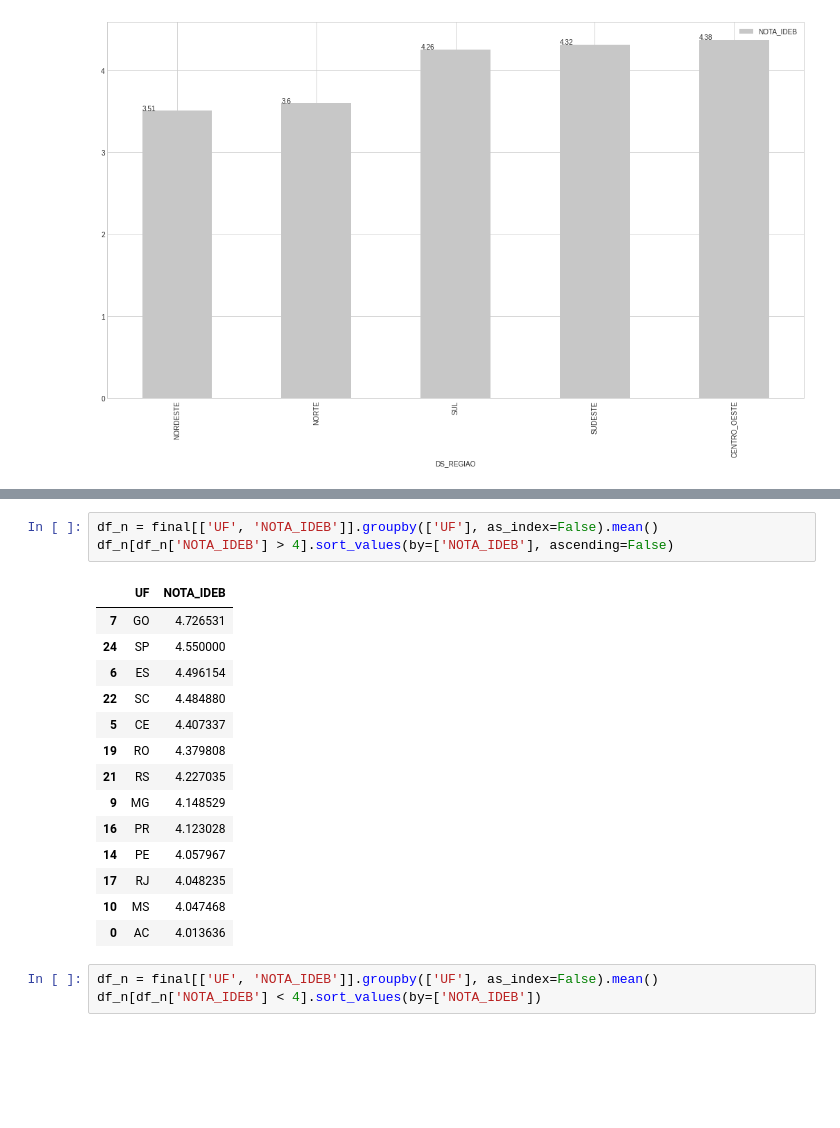
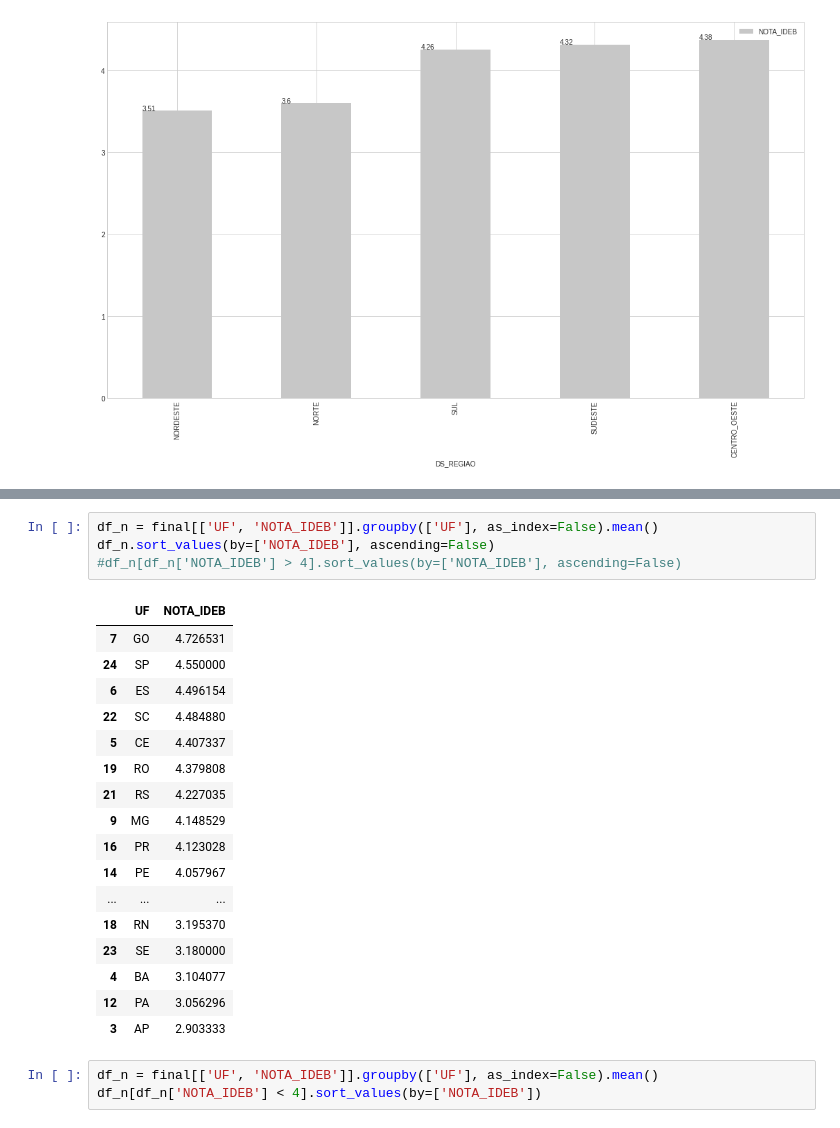
Before and after one commit to matteushc/tcc, a Jupyter notebook: 07-juncao_dados.ipynb, the cells around one changed output, grey strips where cells are left out. Drawn from its saved outputs; the diff is of its cells as text; blank space fills up the shorter version.

```diff
--- a/07-juncao_dados.ipynb
+++ b/07-juncao_dados.ipynb
@@ -496,22 +496,26 @@ final[
 | 2141 | BA | São Francisco do Conde | 2.35 | 100.0 | 100.0 | 100.0 | 50.0 | ... |
 # %%
 df_n = final[['UF', 'NOTA_IDEB']].groupby(['UF'], as_index=False).mean()
-df_n[df_n['NOTA_IDEB'] > 4].sort_values(by=['NOTA_IDEB'], ascending=False)
+df_n.sort_values(by=['NOTA_IDEB'], ascending=False)
+#df_n[df_n['NOTA_IDEB'] > 4].sort_values(by=['NOTA_IDEB'], ascending=False)
 # %% [output]
 |  | UF | NOTA_IDEB |
 | 7 | GO | 4.726531 |
 | 24 | SP | 4.550000 |
 | 6 | ES | 4.496154 |
 | 22 | SC | 4.484880 |
 | 5 | CE | 4.407337 |
 | 19 | RO | 4.379808 |
 | 21 | RS | 4.227035 |
 | 9 | MG | 4.148529 |
 | 16 | PR | 4.123028 |
 | 14 | PE | 4.057967 |
-| 17 | RJ | 4.048235 |
-| 10 | MS | 4.047468 |
-| 0 | AC | 4.013636 |
+| ... | ... | ... |
+| 18 | RN | 3.195370 |
+| 23 | SE | 3.180000 |
+| 4 | BA | 3.104077 |
+| 12 | PA | 3.056296 |
+| 3 | AP | 2.903333 |
 # %%
 df_n = final[['UF', 'NOTA_IDEB']].groupby(['UF'], as_index=False).mean()
 df_n[df_n['NOTA_IDEB'] < 4].sort_values(by=['NOTA_IDEB'])
```
